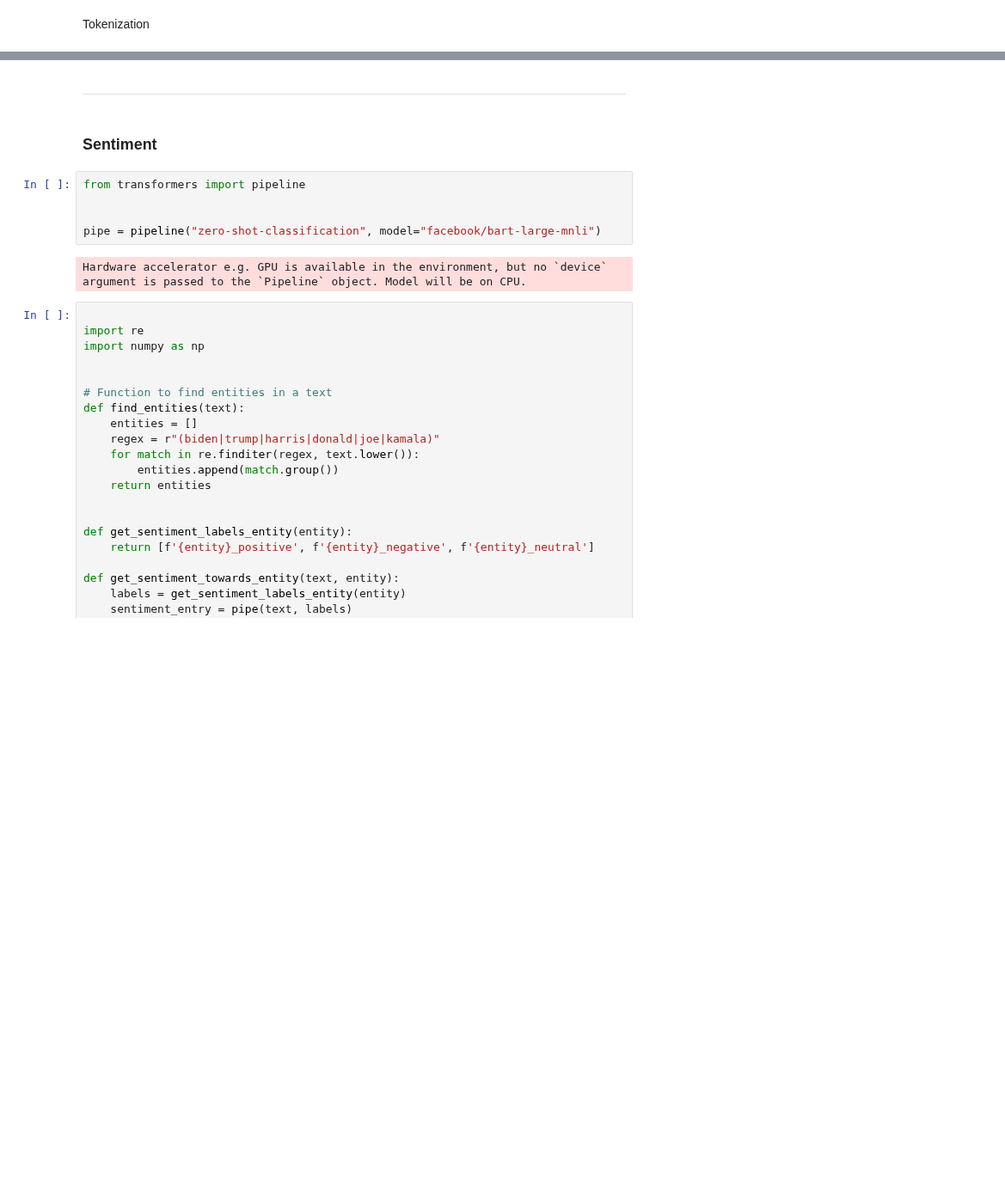
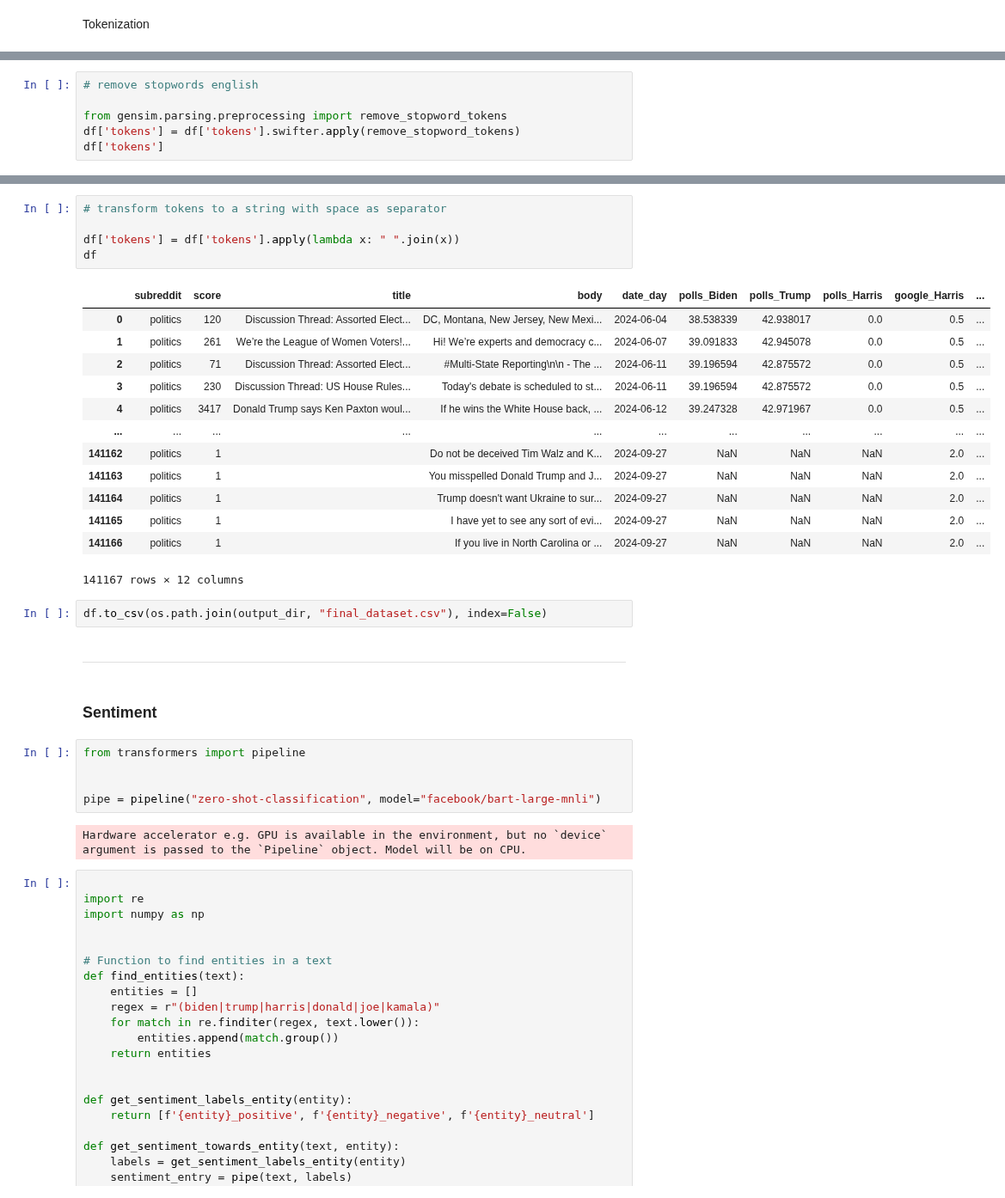
Before and after one commit to bnvulpe/votecore, a Jupyter notebook: scripts/dataset_creation.ipynb, the cells around one changed output, grey strips where cells are left out. Shown at 86% size. Cells and saved outputs as stored; diff of their text form; blank space fills up the shorter version.

Commit message:
complete dataset

```diff
--- a/scripts/dataset_creation.ipynb
+++ b/scripts/dataset_creation.ipynb
@@ -348,0 +354,6 @@ df
+# %%
+# remove stopwords english
+
+from gensim.parsing.preprocessing import remove_stopword_tokens
+df['tokens'] = df['tokens'].swifter.apply(remove_stopword_tokens)
+df['tokens']
@@ -349,3 +373,24 @@ df
+# %%
+# transform tokens to a string with space as separator
+
+df['tokens'] = df['tokens'].apply(lambda x: " ".join(x))
+df
+# %% [output]
+|  | subreddit | score | title | body | date_day | polls_Biden | polls_Trump | polls_Harris | google_Harris | ... |
+| 0 | politics | 120 | Discussion Thread: Assorted Elect... | DC, Montana, New Jersey, New Mexi... | 2024-06-04 | 38.538339 | 42.938017 | 0.0 | 0.5 | ... |
+| 1 | politics | 261 | We’re the League of Women Voters!... | Hi! We’re experts and democracy c... | 2024-06-07 | 39.091833 | 42.945078 | 0.0 | 0.5 | ... |
+| 2 | politics | 71 | Discussion Thread: Assorted Elect... | #Multi-State Reporting\n\n - The ... | 2024-06-11 | 39.196594 | 42.875572 | 0.0 | 0.5 | ... |
+| 3 | politics | 230 | Discussion Thread: US House Rules... | Today's debate is scheduled to st... | 2024-06-11 | 39.196594 | 42.875572 | 0.0 | 0.5 | ... |
+| 4 | politics | 3417 | Donald Trump says Ken Paxton woul... | If he wins the White House back, ... | 2024-06-12 | 39.247328 | 42.971967 | 0.0 | 0.5 | ... |
+| ... | ... | ... | ... | ... | ... | ... | ... | ... | ... | ... |
+| 141162 | politics | 1 |  | Do not be deceived Tim Walz and K... | 2024-09-27 | NaN | NaN | NaN | 2.0 | ... |
+| 141163 | politics | 1 |  | You misspelled Donald Trump and J... | 2024-09-27 | NaN | NaN | NaN | 2.0 | ... |
+| 141164 | politics | 1 |  | Trump doesn't want Ukraine to sur... | 2024-09-27 | NaN | NaN | NaN | 2.0 | ... |
+| 141165 | politics | 1 |  | I have yet to see any sort of evi... | 2024-09-27 | NaN | NaN | NaN | 2.0 | ... |
+| 141166 | politics | 1 |  | If you live in North Carolina or ... | 2024-09-27 | NaN | NaN | NaN | 2.0 | ... |
+141167 rows × 12 columns
+# %%
+df.to_csv(os.path.join(output_dir, "final_dataset.csv"), index=False)
 # %% [markdown]
 -------------
 # %% [markdown]
```
Also changed, not shown: parts of 3 cells of this notebook, 2 other files.
